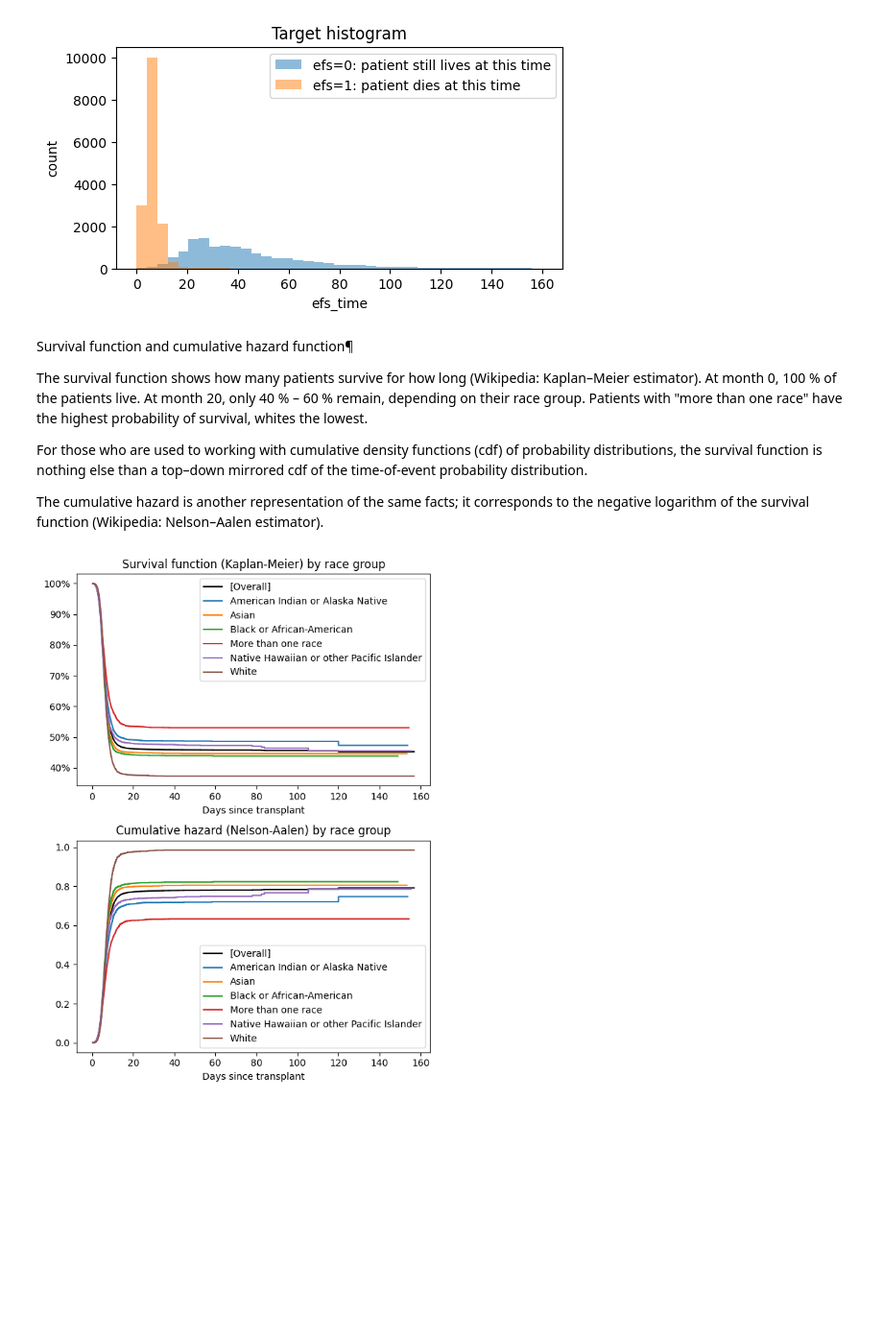
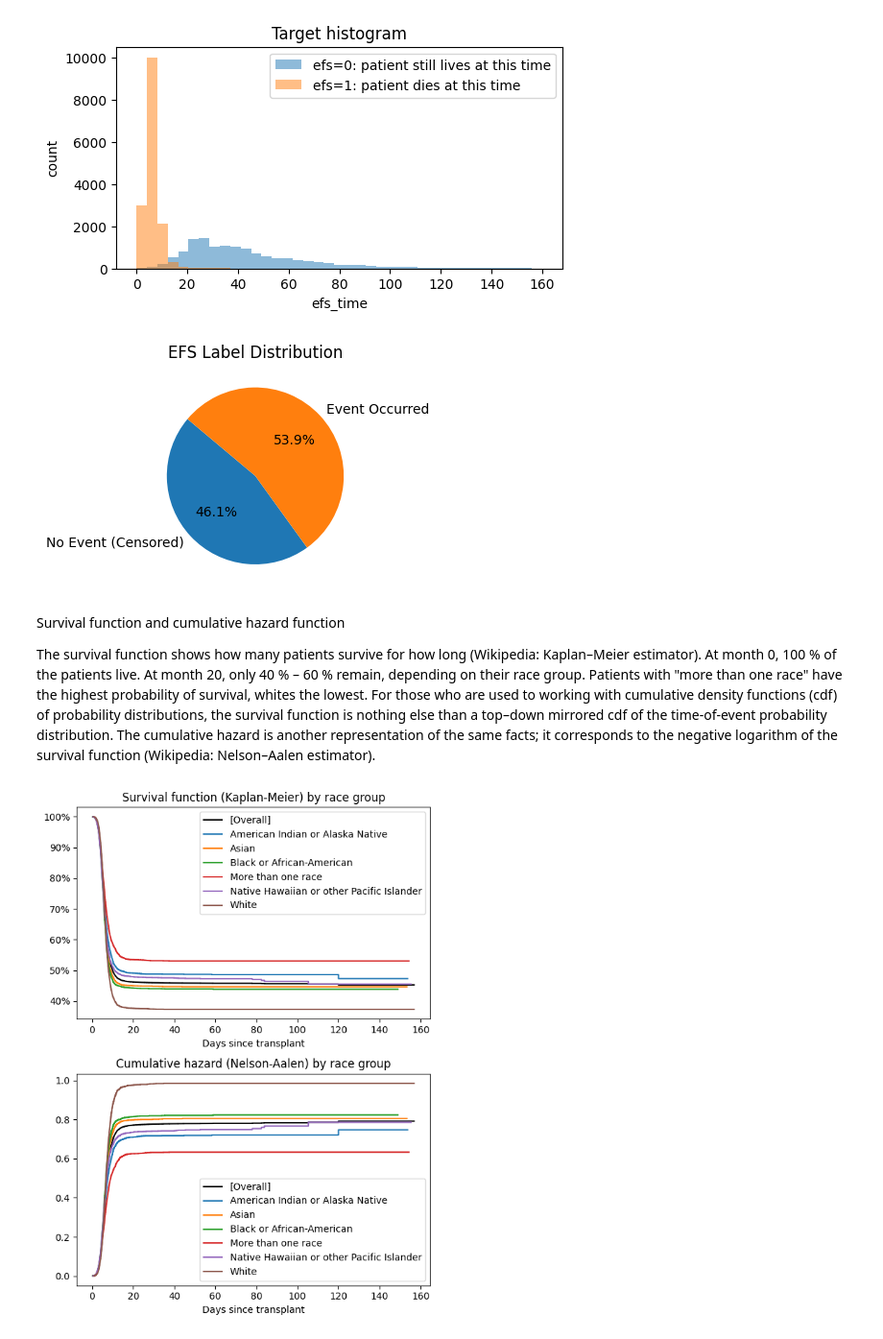
Before and after one commit to MooseML/CIBMTR-HCT-Survival-Predictions, a Jupyter notebook: notebooks/EDA.ipynb, the cells around one changed output. Shown at 96% size. Saved outputs shown, nothing was run; the diff lists cells and outputs as text; code cells hidden in the pictures; blank space fills up the shorter version.

```diff
--- a/notebooks/EDA.ipynb
+++ b/notebooks/EDA.ipynb
@@ -315,14 +341,23 @@ plt.savefig('target_hist.png')
 plt.show()
 # %% [output]
 [figure]
+# %%
+labels = ['No Event (Censored)', 'Event Occurred']
+sizes = df_train['efs'].value_counts(normalize=True).sort_index() * 100
+colors = ['#1f77b4', '#ff7f0e']
+
+plt.figure(figsize=(4, 4))
+plt.pie(sizes, labels=labels, autopct='%1.1f%%', startangle=140, colors=colors)
+plt.title('EFS Label Distribution')
+plt.tight_layout()
+plt.savefig("efs_pie.png")
+plt.show()
+# %% [output]
+[figure, added]
 # %% [markdown]
-Survival function and cumulative hazard function¶
+Survival function and cumulative hazard function
 
-The survival function shows how many patients survive for how long (Wikipedia: Kaplan–Meier estimator). At month 0, 100 % of the patients live. At month 20, only 40 % – 60 % remain, depending on their race group. Patients with "more than one race" have the highest probability of survival, whites the lowest.
-
-For those who are used to working with cumulative density functions (cdf) of probability distributions, the survival function is nothing else than a top–down mirrored cdf of the time-of-event probability distribution.
-
-The cumulative hazard is another representation of the same facts; it corresponds to the negative logarithm of the survival function (Wikipedia: Nelson–Aalen estimator).
+The survival function shows how many patients survive for how long (Wikipedia: Kaplan–Meier estimator). At month 0, 100 % of the patients live. At month 20, only 40 % – 60 % remain, depending on their race group. Patients with "more than one race" have the highest probability of survival, whites the lowest. For those who are used to working with cumulative density functions (cdf) of probability distributions, the survival function is nothing else than a top–down mirrored cdf of the time-of-event probability distribution. The cumulative hazard is another representation of the same facts; it corresponds to the negative logarithm of the survival function (Wikipedia: Nelson–Aalen estimator).
 # %%
 def survival_function(df):
     survival_df = df[['efs', 'efs_time']].groupby('efs_time').agg(['size', 'sum']).droplevel(0, axis=1).astype(int)
```
Also changed, not shown: parts of 4 cells of this notebook.
